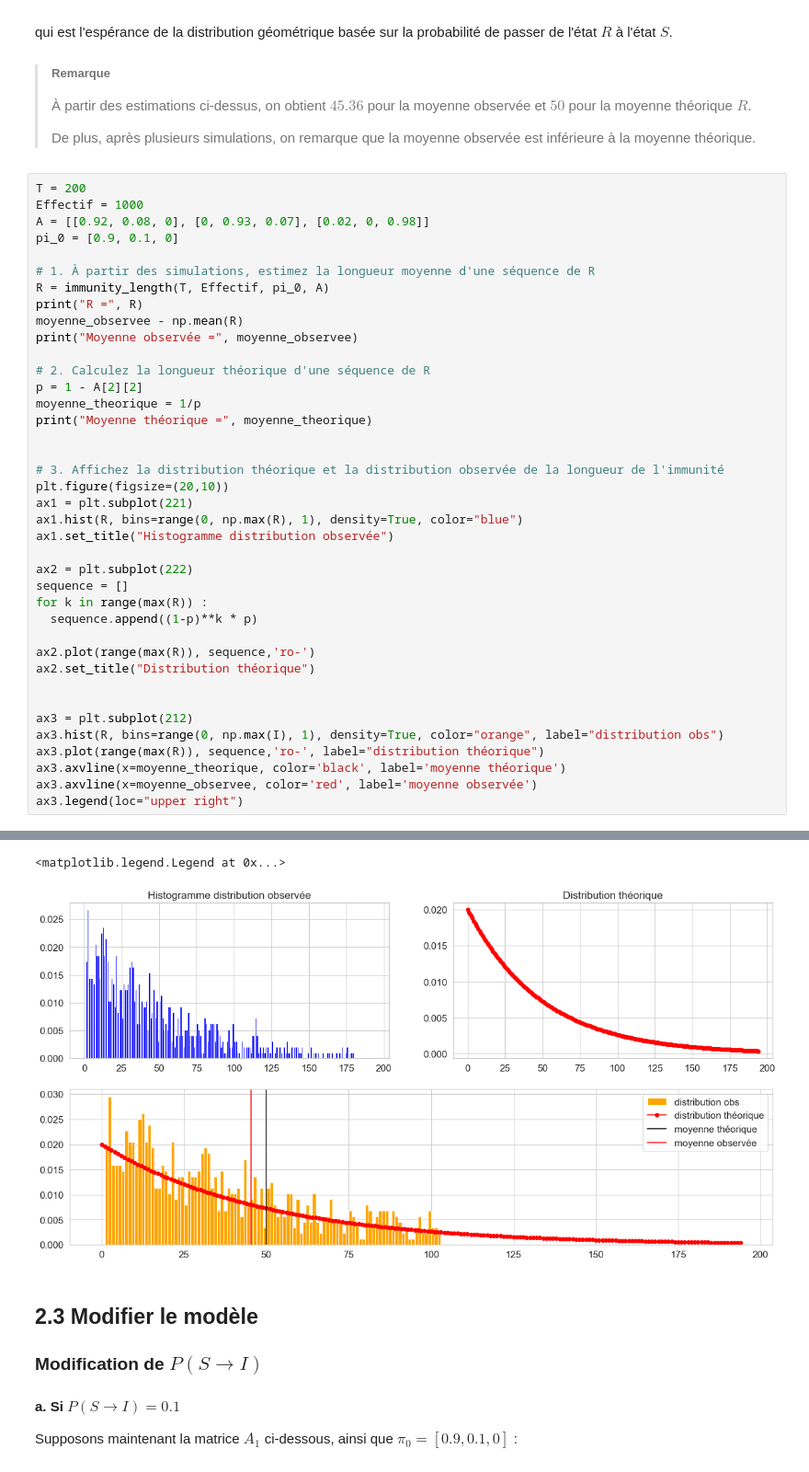
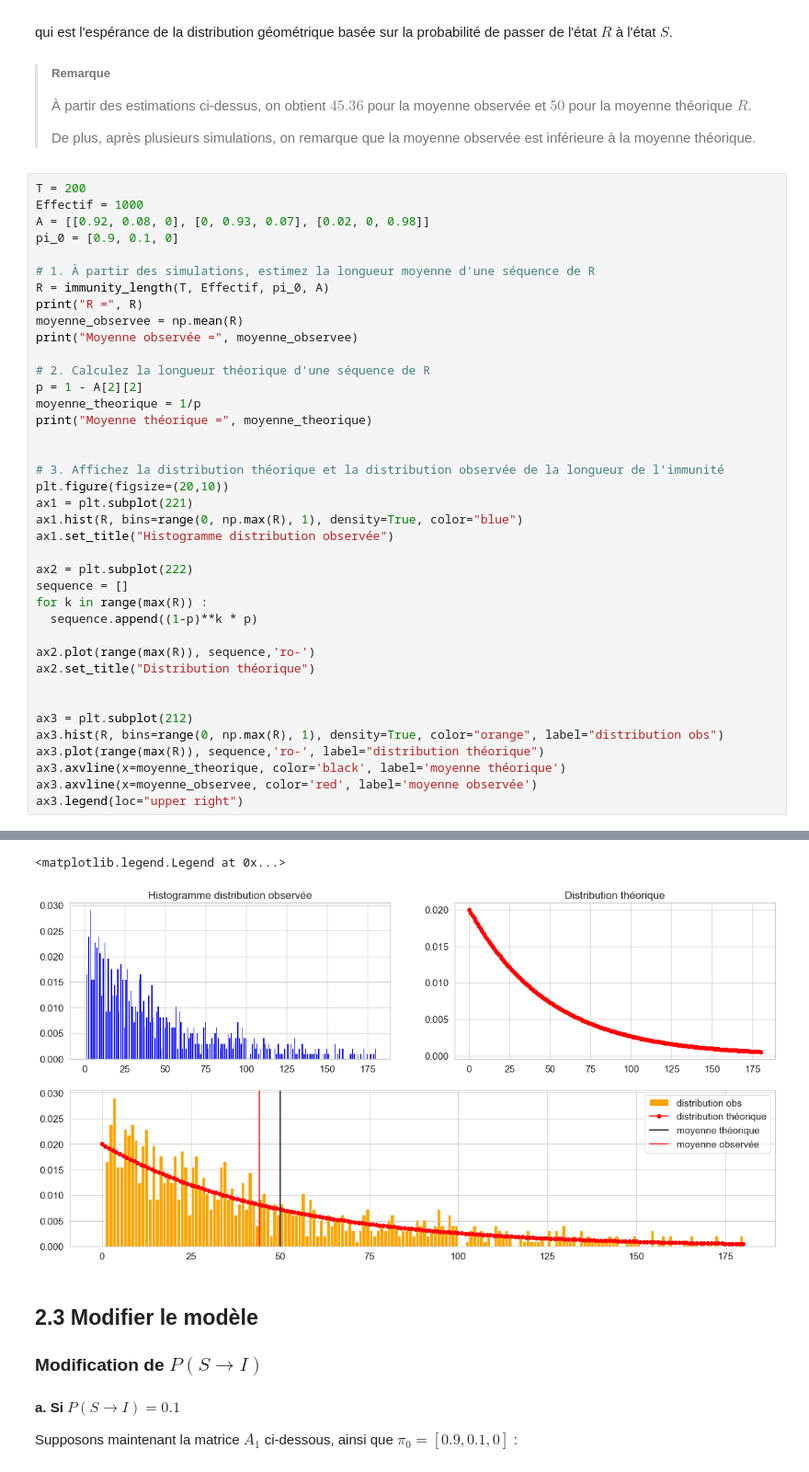
Before and after one commit to Meriadoc-gitgit/Markov-SIR, a Jupyter notebook: project.ipynb, the cells around one changed output, grey strips where cells are left out. Shown at 92% size. Saved outputs shown, nothing was run; the diff lists cells and outputs as text.

```diff
--- a/project.ipynb
+++ b/project.ipynb
@@ -850,7 +851,7 @@ pi_0 = [0.9, 0.1, 0]
 # 1. À partir des simulations, estimez la longueur moyenne d'une séquence de R
 R = immunity_length(T, Effectif, pi_0, A)
 print("R =", R)
-moyenne_observee - np.mean(R)
+moyenne_observee = np.mean(R)
 print("Moyenne observée =", moyenne_observee)
 
 # 2. Calculez la longueur théorique d'une séquence de R
@@ -875,7 +876,7 @@ ax2.set_title("Distribution théorique")
 
 
 ax3 = plt.subplot(212)
-ax3.hist(R, bins=range(0, np.max(I), 1), density=True, color="orange", label="distribution obs")
+ax3.hist(R, bins=range(0, np.max(R), 1), density=True, color="orange", label="distribution obs")
 ax3.plot(range(max(R)), sequence,'ro-', label="distribution théorique")
 ax3.axvline(x=moyenne_theorique, color='black', label='moyenne théorique')
 ax3.axvline(x=moyenne_observee, color='red', label='moyenne observée')
@@ -886,6 +887,6 @@ Moyenne observée = 45.361570247933884
 Moyenne théorique = 49.99999999999996
 <matplotlib.legend.Legend at 0x...>
-[figure, old version]
+[figure, new version]
 # %% [markdown]
 ## 2.3 Modifier le modèle
 
```
Also changed, not shown: parts of 14 cells of this notebook, 1 other file.
